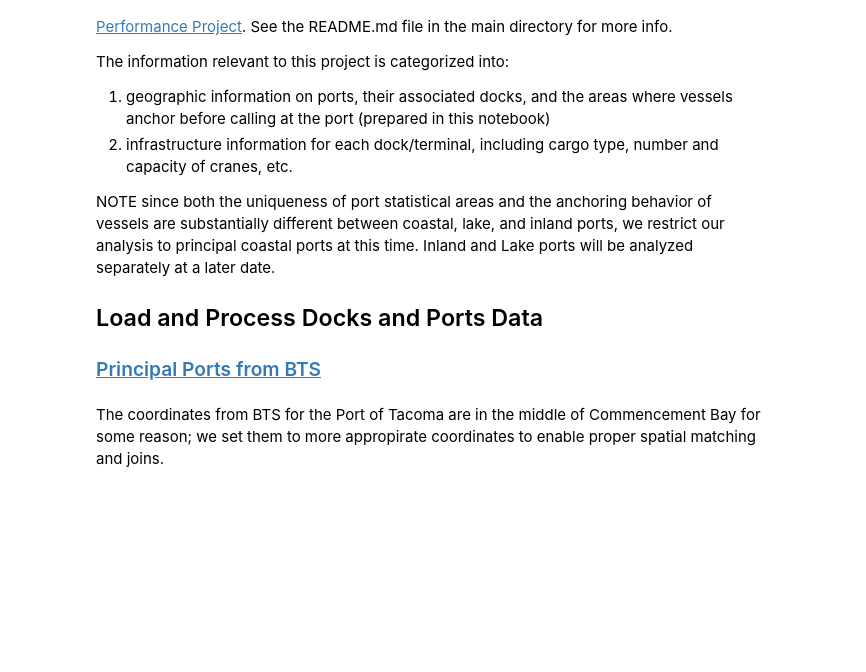
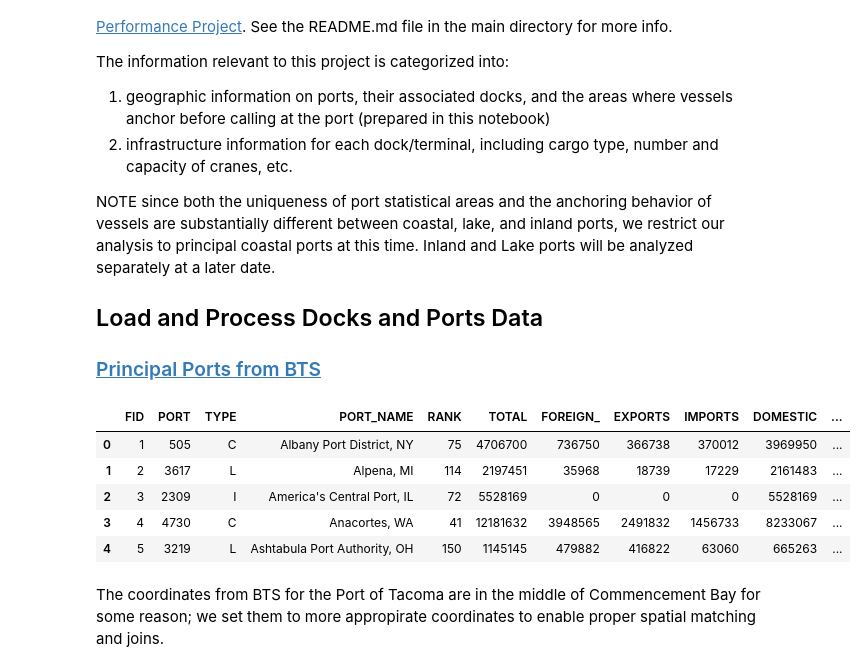
Before and after one commit to epistemetrica/Port-Performance-Project, a Jupyter notebook: geodata_prep.ipynb, the cells around one changed output. Drawn from its saved outputs; the diff is of its cells as text; code cells hidden in the pictures; blank space fills up the shorter version.

```diff
--- a/geodata_prep.ipynb
+++ b/geodata_prep.ipynb
@@ -58,6 +58,15 @@ ports_gdf = (
 )
 #set col names to pythonic lowercase
 ports_gdf.columns = ports_gdf.columns.str.lower()
+# %%
+gpd.read_file('port data/Principal_Ports/Principal_Ports.shp').head()
+# %% [output]
+|  | FID | PORT | TYPE | PORT_NAME | RANK | TOTAL | FOREIGN_ | EXPORTS | IMPORTS | DOMESTIC | ... |
+| 0 | 1 | 505 | C | Albany Port District, NY | 75 | 4706700 | 736750 | 366738 | 370012 | 3969950 | ... |
+| 1 | 2 | 3617 | L | Alpena, MI | 114 | 2197451 | 35968 | 18739 | 17229 | 2161483 | ... |
+| 2 | 3 | 2309 | I | America's Central Port, IL | 72 | 5528169 | 0 | 0 | 0 | 5528169 | ... |
+| 3 | 4 | 4730 | C | Anacortes, WA | 41 | 12181632 | 3948565 | 2491832 | 1456733 | 8233067 | ... |
+| 4 | 5 | 3219 | L | Ashtabula Port Authority, OH | 150 | 1145145 | 479882 | 416822 | 63060 | 665263 | ... |
 # %% [markdown]
 The coordinates from BTS for the Port of Tacoma are in the middle of Commencement Bay for some reason; we set them to more appropirate coordinates to enable proper spatial matching and joins.
 # %%
```
Also changed, not shown: 15 other files.
